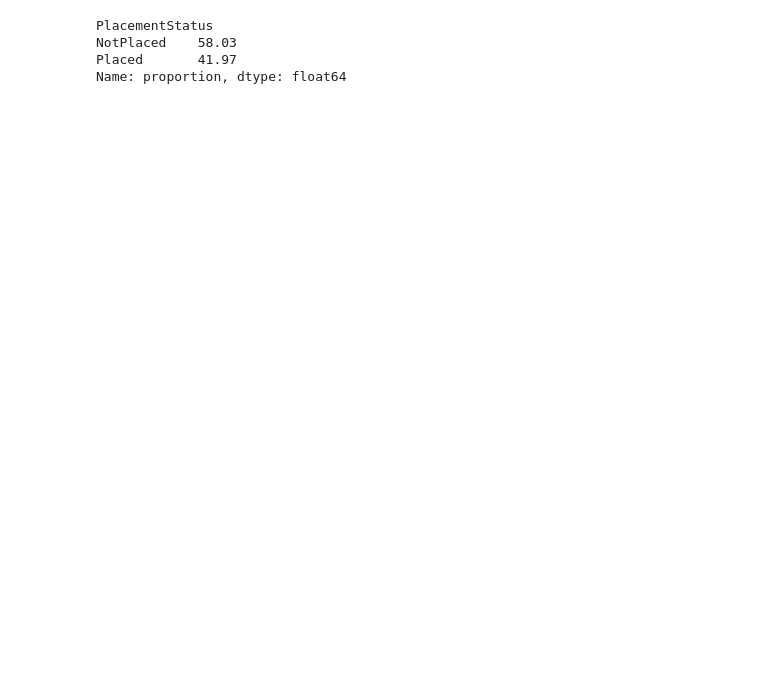
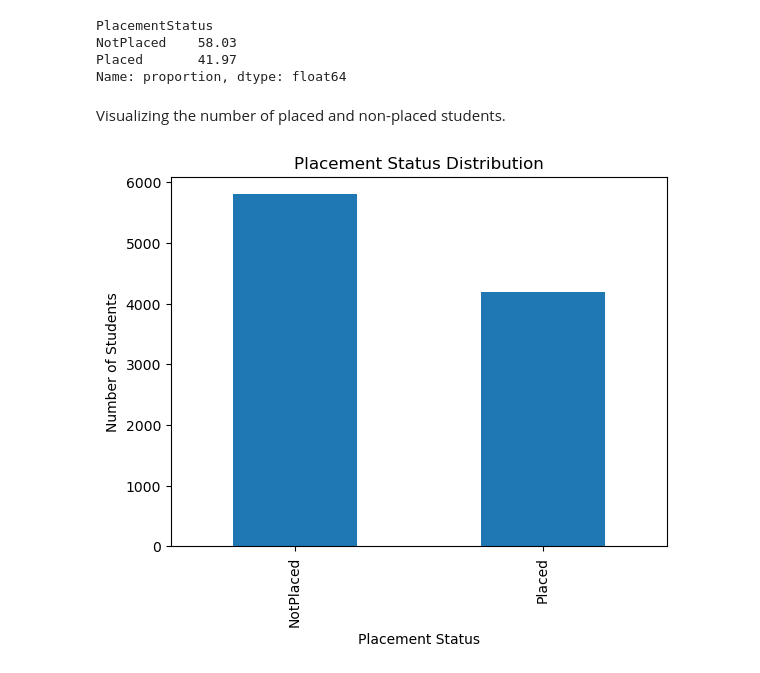
Before and after one commit to avy-pixel/Student-placement-prediction, a Jupyter notebook: Studentdata/Notebook.ipynb, the cells around one changed output. Saved outputs shown, nothing was run; the diff lists cells and outputs as text; code cells hidden in the pictures; blank space fills up the shorter version.

```diff
--- a/Studentdata/Notebook.ipynb
+++ b/Studentdata/Notebook.ipynb
@@ -113,3 +121,15 @@ PlacementStatus
 NotPlaced    58.03
 Placed       41.97
 Name: proportion, dtype: float64
+# %% [markdown]
+
+Visualizing the number of placed and non-placed students.
+# %%
+import matplotlib.pyplot as plt
+df["PlacementStatus"].value_counts().plot(kind="bar")
+plt.title("Placement Status Distribution")
+plt.xlabel("Placement Status")
+plt.ylabel("Number of Students")
+plt.show()
+# %% [output]
+[figure, added]
```
Also changed, not shown: parts of 20 cells of this notebook.
